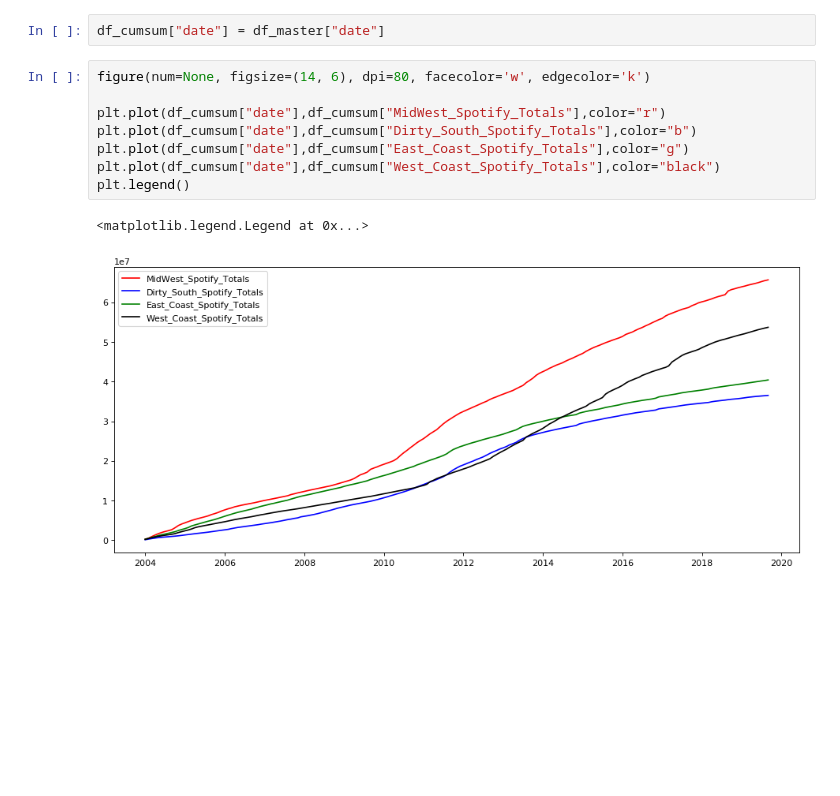
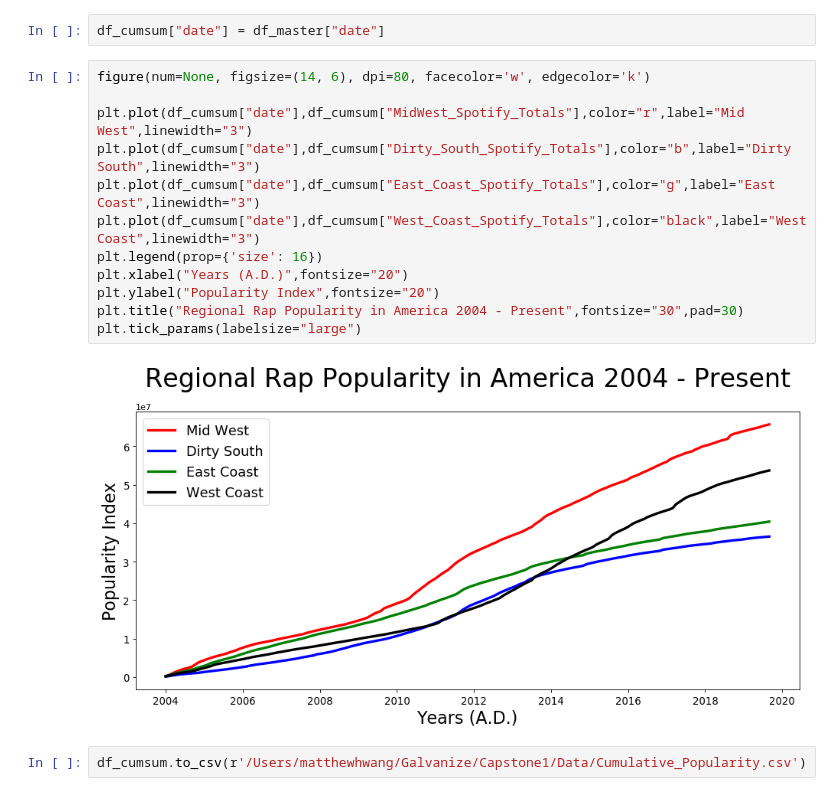
Before and after one commit to mdhwang/What-We-Talkin-Bout, a Jupyter notebook: Impact Timeline GTrend x Spotify.ipynb, the cells around one changed output. Cells and saved outputs as stored; diff of their text form; blank space fills up the shorter version.

```diff
--- a/Impact Timeline GTrend x Spotify.ipynb
+++ b/Impact Timeline GTrend x Spotify.ipynb
@@ -60,11 +64,16 @@ df_cumsum["date"] = df_master["date"]
 # %%
 figure(num=None, figsize=(14, 6), dpi=80, facecolor='w', edgecolor='k')
 
-plt.plot(df_cumsum["date"],df_cumsum["MidWest_Spotify_Totals"],color="r")
-plt.plot(df_cumsum["date"],df_cumsum["Dirty_South_Spotify_Totals"],color="b")
-plt.plot(df_cumsum["date"],df_cumsum["East_Coast_Spotify_Totals"],color="g")
-plt.plot(df_cumsum["date"],df_cumsum["West_Coast_Spotify_Totals"],color="black")
-plt.legend()
+plt.plot(df_cumsum["date"],df_cumsum["MidWest_Spotify_Totals"],color="r",label="Mid West",linewidth="3")
+plt.plot(df_cumsum["date"],df_cumsum["Dirty_South_Spotify_Totals"],color="b",label="Dirty South",linewidth="3")
+plt.plot(df_cumsum["date"],df_cumsum["East_Coast_Spotify_Totals"],color="g",label="East Coast",linewidth="3")
+plt.plot(df_cumsum["date"],df_cumsum["West_Coast_Spotify_Totals"],color="black",label="West Coast",linewidth="3")
+plt.legend(prop={'size': 16})
+plt.xlabel("Years (A.D.)",fontsize="20")
+plt.ylabel("Popularity Index",fontsize="20")
+plt.title("Regional Rap Popularity in America 2004 - Present",fontsize="30",pad=30)
+plt.tick_params(labelsize="large")
 # %% [output]
-<matplotlib.legend.Legend at 0x...>
-[figure, old version]
+[figure, new version]
+# %%
+df_cumsum.to_csv(r'/Users/matthewhwang/Galvanize/Capstone1/Data/Cumulative_Popularity.csv')
```
Also changed, not shown: parts of 4 cells of this notebook, 2 other files.
